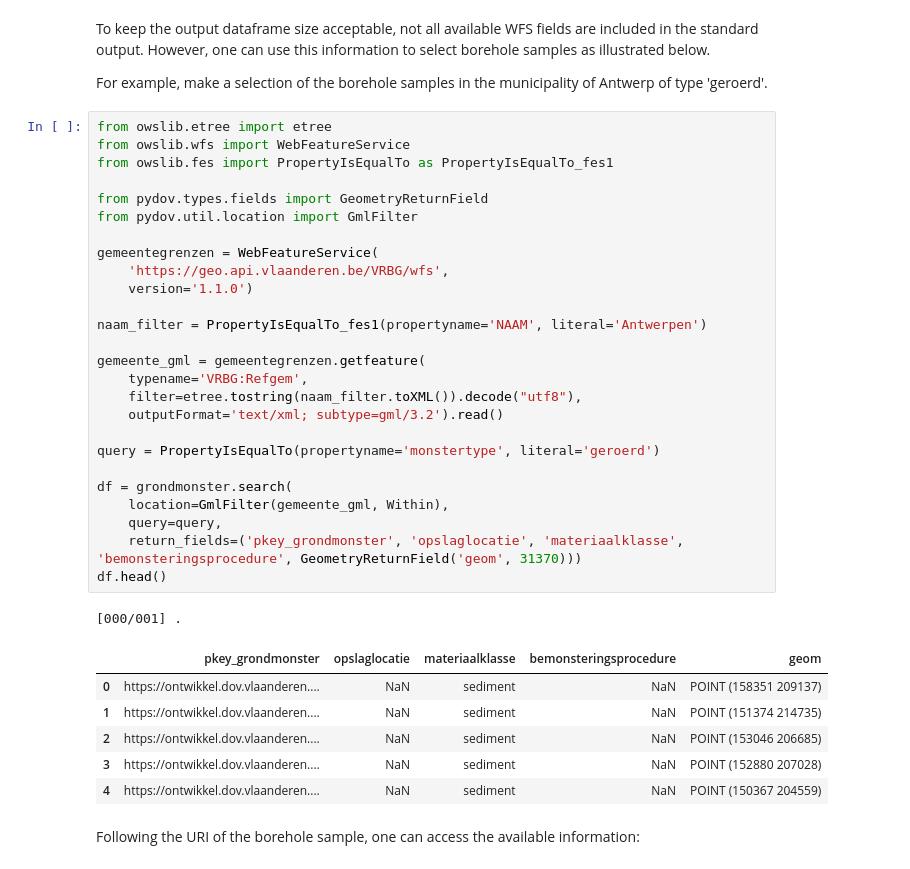
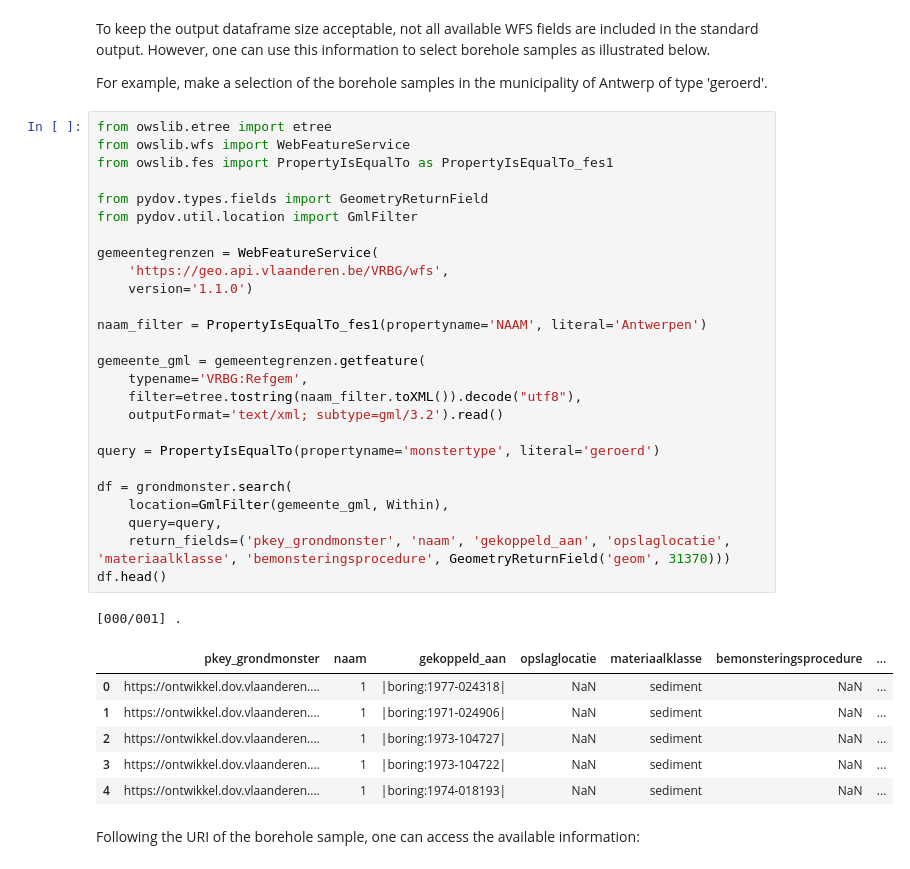
Before and after one commit to DOV-Vlaanderen/pydov, a Jupyter notebook: docs/notebooks/search_grondmonsters.ipynb, the cells around one changed output. Drawn from its saved outputs; the diff is of its cells as text.

```diff
--- a/docs/notebooks/search_grondmonsters.ipynb
+++ b/docs/notebooks/search_grondmonsters.ipynb
@@ -249,37 +249,37 @@ For example, make a selection of the borehole samples in the municipality of Ant
 # %%
 from owslib.etree import etree
 from owslib.wfs import WebFeatureService
 from owslib.fes import PropertyIsEqualTo as PropertyIsEqualTo_fes1
 
 from pydov.types.fields import GeometryReturnField
 from pydov.util.location import GmlFilter
 
 gemeentegrenzen = WebFeatureService(
     'https://geo.api.vlaanderen.be/VRBG/wfs',
     version='1.1.0')
 
 naam_filter = PropertyIsEqualTo_fes1(propertyname='NAAM', literal='Antwerpen')
 
 gemeente_gml = gemeentegrenzen.getfeature(
     typename='VRBG:Refgem',
     filter=etree.tostring(naam_filter.toXML()).decode("utf8"),
     outputFormat='text/xml; subtype=gml/3.2').read()
 
 query = PropertyIsEqualTo(propertyname='monstertype', literal='geroerd')
 
 df = grondmonster.search(
     location=GmlFilter(gemeente_gml, Within),
     query=query,
-    return_fields=('pkey_grondmonster', 'opslaglocatie', 'materiaalklasse', 'bemonsteringsprocedure', GeometryReturnField('geom', 31370)))
+    return_fields=('pkey_grondmonster', 'naam', 'gekoppeld_aan', 'opslaglocatie', 'materiaalklasse', 'bemonsteringsprocedure', GeometryReturnField('geom', 31370)))
 df.head()
 # %% [output]
 [000/001] .
-|  | pkey_grondmonster | opslaglocatie | materiaalklasse | bemonsteringsprocedure | geom |
-| 0 | https://ontwikkel.dov.vlaanderen.... | NaN | sediment | NaN | POINT (158351 209137) |
-| 1 | https://ontwikkel.dov.vlaanderen.... | NaN | sediment | NaN | POINT (151374 214735) |
-| 2 | https://ontwikkel.dov.vlaanderen.... | NaN | sediment | NaN | POINT (153046 206685) |
-| 3 | https://ontwikkel.dov.vlaanderen.... | NaN | sediment | NaN | POINT (152880 207028) |
-| 4 | https://ontwikkel.dov.vlaanderen.... | NaN | sediment | NaN | POINT (150367 204559) |
+|  | pkey_grondmonster | naam | gekoppeld_aan | opslaglocatie | materiaalklasse | bemonsteringsprocedure | ... |
+| 0 | https://ontwikkel.dov.vlaanderen.... | 1 | |boring:1977-024318| | NaN | sediment | NaN | ... |
+| 1 | https://ontwikkel.dov.vlaanderen.... | 1 | |boring:1971-024906| | NaN | sediment | NaN | ... |
+| 2 | https://ontwikkel.dov.vlaanderen.... | 1 | |boring:1973-104727| | NaN | sediment | NaN | ... |
+| 3 | https://ontwikkel.dov.vlaanderen.... | 1 | |boring:1973-104722| | NaN | sediment | NaN | ... |
+| 4 | https://ontwikkel.dov.vlaanderen.... | 1 | |boring:1974-018193| | NaN | sediment | NaN | ... |
 # %% [markdown]
 Following the URI of the borehole sample, one can access the available information:
 # %%
```
Also changed, not shown: parts of 3 cells of this notebook, 1 other file.
